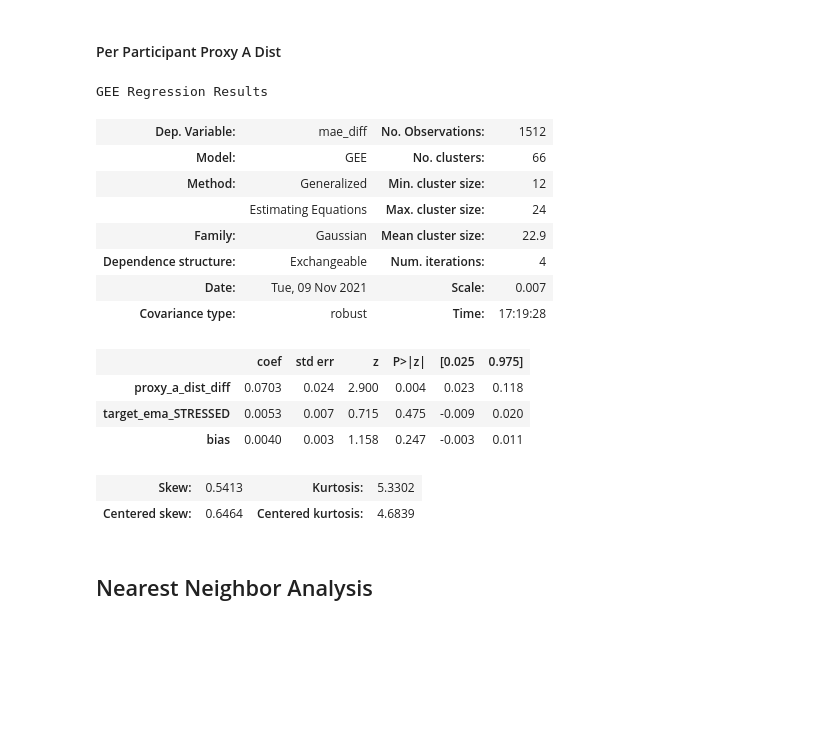
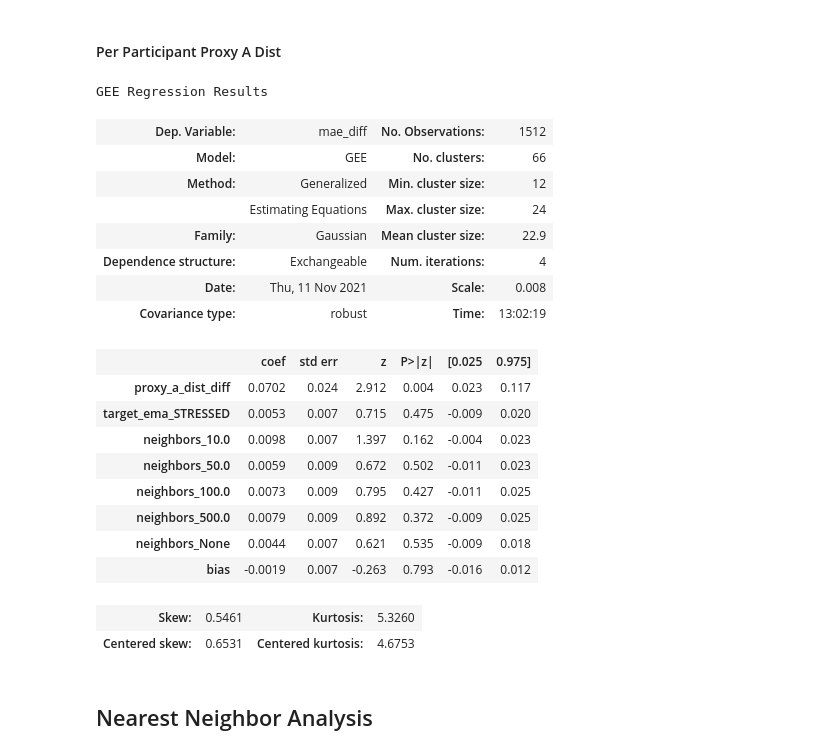
Before and after one commit to CornellPACLab/data_heterogeneity, a Jupyter notebook: notebooks/simple_regression_models_analysis.ipynb, the cells around one changed output. Drawn from its saved outputs; the diff is of its cells as text; code cells hidden in the pictures; blank space fills up the shorter version.

```diff
--- a/notebooks/simple_regression_models_analysis.ipynb
+++ b/notebooks/simple_regression_models_analysis.ipynb
@@ -591,38 +591,45 @@ df_overall_err_dist_pivot['proxy_a_dist_diff'] = \
 # %%
 if 'neighbors_10.0' not in df_overall_err_dist_pivot.columns.values:
     df_overall_err_dist_pivot = pd.concat([
         df_overall_err_dist_pivot,
         pd.get_dummies(df_overall_err_dist_pivot[['target', 'neighbors', 'dataset']], drop_first=True)
     ], axis=1)
 df_overall_err_dist_pivot['bias'] = 1
 
 cols = ['proxy_a_dist_diff', 'target_ema_STRESSED',
-       'bias']
+       'neighbors_10.0',
+       'neighbors_50.0', 'neighbors_100.0', 'neighbors_500.0',
+       'neighbors_None', 'bias']
 
 gee = GEE(
     endog=df_overall_err_dist_pivot['mae_diff'],
     exog=df_overall_err_dist_pivot[cols],
     groups=df_overall_err_dist_pivot['study_id'],
     cov_struct=sm.cov_struct.Exchangeable()
 )
 gee_res = gee.fit()
 gee_res.summary()
 # %% [output]
 GEE Regression Results
 | Dep. Variable: | mae_diff | No. Observations: | 1512 |
 | Model: | GEE | No. clusters: | 66 |
 | Method: | Generalized | Min. cluster size: | 12 |
 |  | Estimating Equations | Max. cluster size: | 24 |
 | Family: | Gaussian | Mean cluster size: | 22.9 |
 | Dependence structure: | Exchangeable | Num. iterations: | 4 |
-| Date: | Tue, 09 Nov 2021 | Scale: | 0.007 |
-| Covariance type: | robust | Time: | 17:19:28 |
+| Date: | Thu, 11 Nov 2021 | Scale: | 0.008 |
+| Covariance type: | robust | Time: | 13:02:19 |
 |  | coef | std err | z | P>|z| | [0.025 | 0.975] |
-| proxy_a_dist_diff | 0.0703 | 0.024 | 2.900 | 0.004 | 0.023 | 0.118 |
+| proxy_a_dist_diff | 0.0702 | 0.024 | 2.912 | 0.004 | 0.023 | 0.117 |
 | target_ema_STRESSED | 0.0053 | 0.007 | 0.715 | 0.475 | -0.009 | 0.020 |
-| bias | 0.0040 | 0.003 | 1.158 | 0.247 | -0.003 | 0.011 |
+| neighbors_10.0 | 0.0098 | 0.007 | 1.397 | 0.162 | -0.004 | 0.023 |
+| neighbors_50.0 | 0.0059 | 0.009 | 0.672 | 0.502 | -0.011 | 0.023 |
+| neighbors_100.0 | 0.0073 | 0.009 | 0.795 | 0.427 | -0.011 | 0.025 |
+| neighbors_500.0 | 0.0079 | 0.009 | 0.892 | 0.372 | -0.009 | 0.025 |
+| neighbors_None | 0.0044 | 0.007 | 0.621 | 0.535 | -0.009 | 0.018 |
+| bias | -0.0019 | 0.007 | -0.263 | 0.793 | -0.016 | 0.012 |
-| Skew: | 0.5413 | Kurtosis: | 5.3302 |
-| Centered skew: | 0.6464 | Centered kurtosis: | 4.6839 |
+| Skew: | 0.5461 | Kurtosis: | 5.3260 |
+| Centered skew: | 0.6531 | Centered kurtosis: | 4.6753 |
 # %% [markdown]
 ## Nearest Neighbor Analysis
 # %%
```
Also changed, not shown: parts of 2 cells of this notebook.
